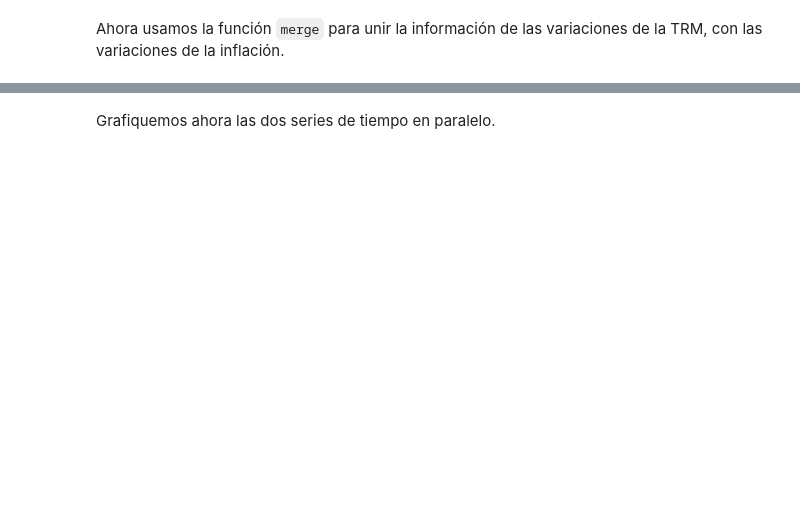
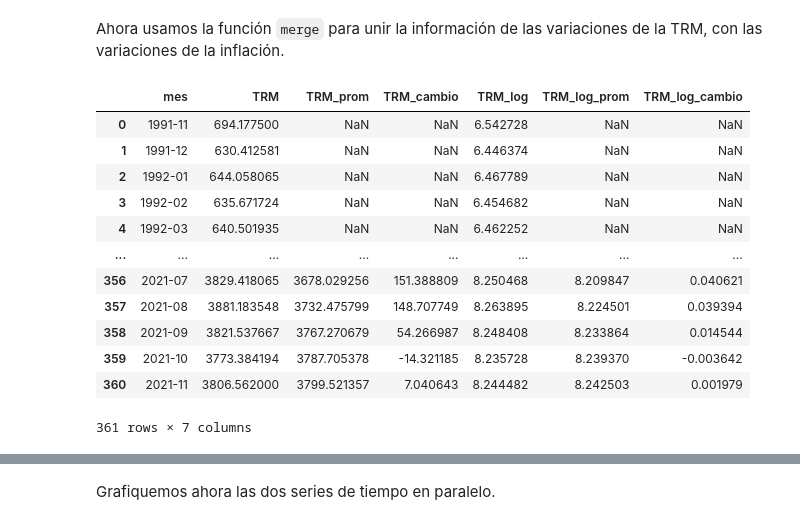
Before and after one commit to davidmorme/Universidad, a Jupyter notebook: Herramientas de Modelación/Caso_3.ipynb, the cells around one changed output, grey strips where cells are left out. Drawn from its saved outputs; the diff is of its cells as text; code cells hidden in the pictures; blank space fills up the shorter version.

```diff
--- a/Herramientas de Modelación/Caso_3.ipynb
+++ b/Herramientas de Modelación/Caso_3.ipynb
@@ -334,5 +504,21 @@ La función `merge` es muy útil cuando se trata de llevar a un DataFrame la inf
 # %% [markdown]
 Ahora usamos la función `merge` para unir la información de las variaciones de la TRM, con las variaciones de la inflación.
+# %%
+TRM_mes
+# %% [output]
+|  | mes | TRM | TRM_prom | TRM_cambio | TRM_log | TRM_log_prom | TRM_log_cambio |
+| 0 | 1991-11 | 694.177500 | NaN | NaN | 6.542728 | NaN | NaN |
+| 1 | 1991-12 | 630.412581 | NaN | NaN | 6.446374 | NaN | NaN |
+| 2 | 1992-01 | 644.058065 | NaN | NaN | 6.467789 | NaN | NaN |
+| 3 | 1992-02 | 635.671724 | NaN | NaN | 6.454682 | NaN | NaN |
+| 4 | 1992-03 | 640.501935 | NaN | NaN | 6.462252 | NaN | NaN |
+| ... | ... | ... | ... | ... | ... | ... | ... |
+| 356 | 2021-07 | 3829.418065 | 3678.029256 | 151.388809 | 8.250468 | 8.209847 | 0.040621 |
+| 357 | 2021-08 | 3881.183548 | 3732.475799 | 148.707749 | 8.263895 | 8.224501 | 0.039394 |
+| 358 | 2021-09 | 3821.537667 | 3767.270679 | 54.266987 | 8.248408 | 8.233864 | 0.014544 |
+| 359 | 2021-10 | 3773.384194 | 3787.705378 | -14.321185 | 8.235728 | 8.239370 | -0.003642 |
+| 360 | 2021-11 | 3806.562000 | 3799.521357 | 7.040643 | 8.244482 | 8.242503 | 0.001979 |
+361 rows × 7 columns
 # %%
 TRM_mes = TRM_mes.merge(IPC[['mes','inf_cambio']], on = 'mes', how = 'left')
 # %%
```
Also changed, not shown: parts of 41 cells of this notebook.
